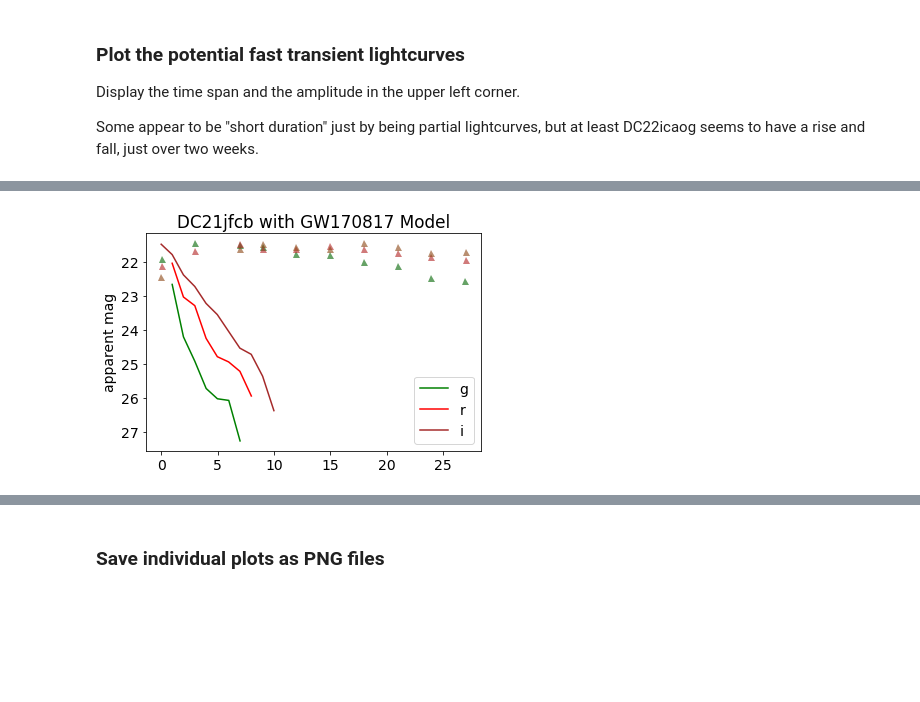
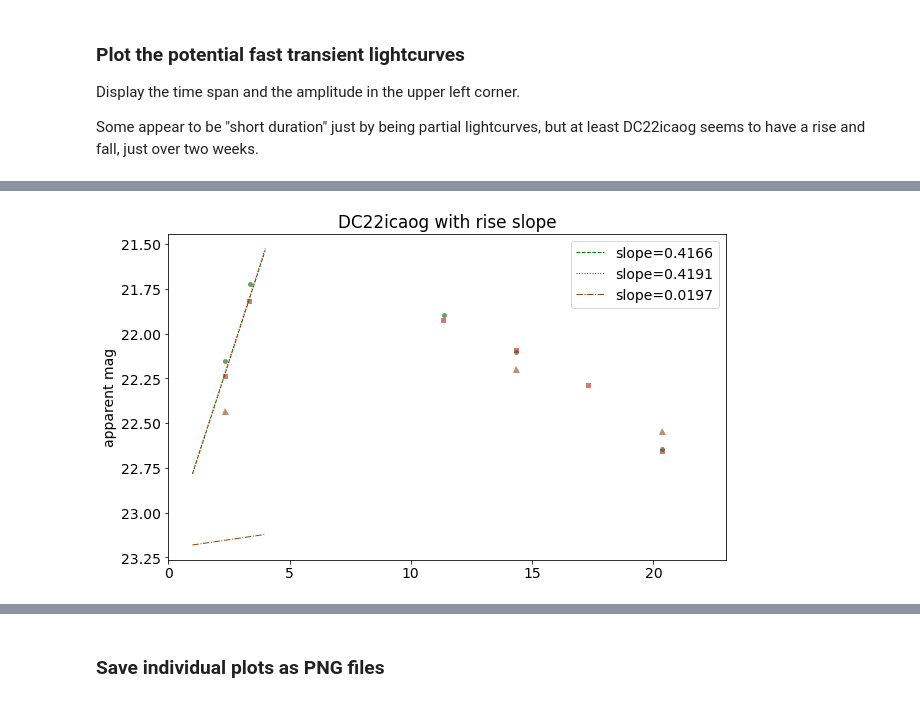
Before and after one commit to MelissaGraham/decam_ddf_tools, a Jupyter notebook: transients_science/fast_transients/1_create_potential_fast_transients_list.ipynb, the cells around one changed output, grey strips where cells are left out. Drawn from its saved outputs; the diff is of its cells as text; code cells hidden in the pictures; blank space fills up the shorter version.

```diff
--- a/transients_science/fast_transients/1_create_potential_fast_transients_list.ipynb
+++ b/transients_science/fast_transients/1_create_potential_fast_transients_list.ipynb
@@ -351,27 +358,46 @@ itx = np.where((candLC_candid == 'DC21jfcb') & (candLC_filter == 'i'))
 # %%
-gtx = np.where((candLC_candid == 'DC21jfcb') & (candLC_filter == 'g'))
-rtx = np.where((candLC_candid == 'DC21jfcb') & (candLC_filter == 'r'))
-itx = np.where((candLC_candid == 'DC21jfcb') & (candLC_filter == 'i'))
+tx = np.where((((paramLC_tspan_g >= 4) & (paramLC_tspan_g <= 40)) &
+               ((paramLC_tspan_r >= 4) & (paramLC_tspan_r <= 40)) &
+               ((paramLC_tspan_i >= 4) & (paramLC_tspan_i <= 40))) &
+              ((paramLC_minmag_g < 22) | (paramLC_minmag_r < 22) | (paramLC_minmag_i < 22)) &
+              ((paramLC_amp_g >= 0.5) | (paramLC_amp_r >= 0.5) | (paramLC_amp_i >= 0.5)))[0]
+tx2 = np.where((gslope[tx] >= 1.5/9) & (grise_time[tx] <10))
 
-plt.plot(candLC_mjd[gtx]-59349., candLC_mag[gtx], sym[clr_i], ms=siz[clr_i], mew=0, alpha=0.6, color=clr[0])
-plt.plot(candLC_mjd[rtx]-59349., candLC_mag[rtx], sym[clr_i], ms=siz[clr_i], mew=0, alpha=0.6, color=clr[1])
-plt.plot(candLC_mjd[itx]-59349., candLC_mag[itx], sym[clr_i], ms=siz[clr_i], mew=0, alpha=0.6, color=clr[2])
+gtx = np.where((candLC_candid == 'DC22icaog') & (candLC_filter == 'g'))
+rtx = np.where((candLC_candid == 'DC22icaog') & (candLC_filter == 'r'))
+itx = np.where((candLC_candid == 'DC22icaog') & (candLC_filter == 'i'))
+
+plt.figure(figsize=(10,6))
+
+plt.plot(candLC_mjd[gtx]-59747., candLC_mag[gtx], sym[0], ms=siz[0], mew=0, alpha=0.6, color=clr[0])
+plt.plot(candLC_mjd[rtx]-59747., candLC_mag[rtx], sym[1], ms=siz[1], mew=0, alpha=0.6, color=clr[1])
+plt.plot(candLC_mjd[itx]-59747., candLC_mag[itx], sym[2], ms=siz[2], mew=0, alpha=0.6, color=clr[2])
 del gtx, rtx, itx
 
-gtx = np.where(dec_df['band']=='g')
-rtx = np.where(dec_df['band']=='r')
-itx = np.where(dec_df['band']=='i')
-plt.plot(dec_df['mjd'][gtx[0]]-57983,dec_df['mag'][gtx[0]]+4, c='green', label='g')
-plt.plot(dec_df['mjd'][rtx[0]]-57983,dec_df['mag'][rtx[0]]+4, c='red', label='r')
-plt.plot(dec_df['mjd'][itx[0]]-57983,dec_df['mag'][itx[0]]+4, c='brown', label='i')
-del gtx, rtx, itx
+# gtx = np.where(dec_df['band']=='g')
+# rtx = np.where(dec_df['band']=='r')
+# itx = np.where(dec_df['band']=='i')
+# plt.plot(dec_df['mjd'][gtx[0]]-57983,dec_df['mag'][gtx[0]]+1.5, c='green', label='g')
+# plt.plot(dec_df['mjd'][rtx[0]]-57983,dec_df['mag'][rtx[0]]+2.5, c='red', label='r')
+# plt.plot(dec_df['mjd'][itx[0]]-57983,dec_df['mag'][itx[0]]+3, c='brown', label='i')
+# del gtx, rtx, itx
 
+x = [ 1, 2, 3, 4]
+gy = [-(gslope[tx][tx2][0]*i)+ 23.2 for i in x]
+ry = [-(rslope[tx][tx2][0]*i)+ 23.2 for i in x]
+iy = [-(islope[tx][tx2][0]*i)+ 23.2 for i in x]
+# slope, intercept = np.polyfit(x, y, 1)
+# abline_values = [-slope * i + intercept for i in x]
+plt.plot(x, gy, c='green', lw=1, ls='dashed', label =f'slope={gslope[tx][tx2][0]:.4f}')
+plt.plot(x, ry, c='red', lw=1, ls='dotted', label =f'slope={rslope[tx][tx2][0]:.4f}')
+plt.plot(x, iy, c='saddlebrown', lw=1, ls='dashdot', label =f'slope={islope[tx][tx2][0]:.4f}')
+del x, gy, ry, iy, tx, tx2
 plt.ylabel('apparent mag')
-plt.title('DC21jfcb with GW170817 Model')
+plt.title('DC22icaog with rise slope')
+plt.xlim(0, 23)
 
-ax=plt.gca()
-ax.invert_yaxis()
+plt.gca().invert_yaxis()
 plt.legend()
 plt.show()
 # %% [output]
-[figure, old version]
+[figure, new version]
```
Also changed, not shown: parts of 31 cells of this notebook, 31 other files.
